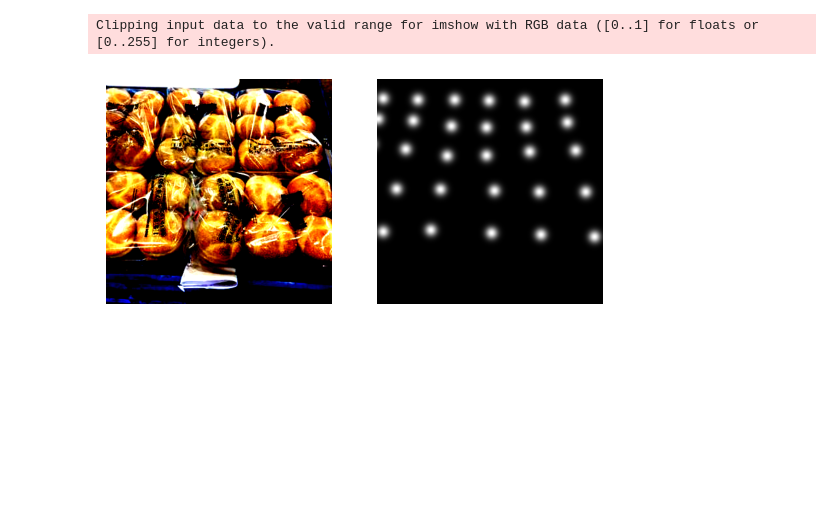
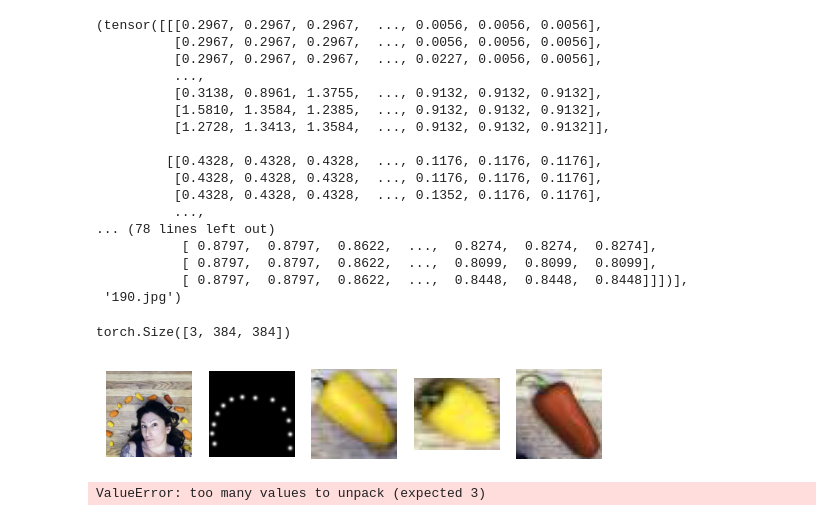
Before and after one commit to CharlesGong12/Class-Agnostic-Counting, a Jupyter notebook: visualizer.ipynb, the cells around one changed output. Saved outputs shown, nothing was run; the diff lists cells and outputs as text; code cells hidden in the pictures; blank space fills up the shorter version.

```diff
--- a/visualizer.ipynb
+++ b/visualizer.ipynb
@@ -18,7 +18,7 @@ from matplotlib import pyplot as plt
 
 data_dir = "./datasets/FSC"
 # %%
-train_dataset = FSCData(data_dir,
+dataset = FSCData(data_dir,
                             384,
                             16,
-                            method='train')
+                            method='val')
@@ -25,16 +104,84 @@ train_dataset = FSCData(data_dir,
+# %%
+dataset[i]
+# %% [output]
+(tensor([[[0.2967, 0.2967, 0.2967,  ..., 0.0056, 0.0056, 0.0056],
+          [0.2967, 0.2967, 0.2967,  ..., 0.0056, 0.0056, 0.0056],
+          [0.2967, 0.2967, 0.2967,  ..., 0.0227, 0.0056, 0.0056],
+          ...,
+          [0.3138, 0.8961, 1.3755,  ..., 0.9132, 0.9132, 0.9132],
+          [1.5810, 1.3584, 1.2385,  ..., 0.9132, 0.9132, 0.9132],
+          [1.2728, 1.3413, 1.3584,  ..., 0.9132, 0.9132, 0.9132]],
+
+         [[0.4328, 0.4328, 0.4328,  ..., 0.1176, 0.1176, 0.1176],
+          [0.4328, 0.4328, 0.4328,  ..., 0.1176, 0.1176, 0.1176],
+          [0.4328, 0.4328, 0.4328,  ..., 0.1352, 0.1176, 0.1176],
+          ...,
+... (78 lines left out)
+           [ 0.8797,  0.8797,  0.8622,  ...,  0.8274,  0.8274,  0.8274],
+           [ 0.8797,  0.8797,  0.8622,  ...,  0.8099,  0.8099,  0.8099],
+           [ 0.8797,  0.8797,  0.8622,  ...,  0.8448,  0.8448,  0.8448]]])],
+ '190.jpg')
 # %%
-img, dmap, boxes = train_dataset[5]
+i=0
+img, dmap, boxes = dataset[i]
+img -= torch.min(img)
+img /= torch.max(img)
 
-fig, axes = plt.subplots(1, 2)
+print(img.shape)
+
+fig, axes = plt.subplots(1, 5)
 
 # Plot the image
 axes[0].imshow(img.permute(1,2,0))
 axes[0].axis('off')
 axes[1].imshow(dmap.squeeze(0), cmap='gray')
 axes[1].axis('off')
 
+# Plot the bounding boxes
+for j in range(len(boxes)):
+    boxes[j] -= torch.min(boxes[j])
+    boxes[j] /= torch.max(boxes[j])
+    axes[j+2].imshow(boxes[j].permute(1,2,0))
+    axes[j+2].axis('off')
+
+
 # Show the plot
 plt.show()
 # %% [output]
-Clipping input data to the valid range for imshow with RGB data ([0..1] for floats or [0..255] for integers).
+torch.Size([3, 384, 384])
-[figure, old version]
+[figure, new version]
+# %%
+# i = i+10
+img, dmap, boxes = dataset[i]
+
+# make img grayscale
+# img = torch.mean(img, dim=0, keepdim=True)
+# img = img.repeat(3, 1, 1)
+
+img -= torch.min(img)
+img /= torch.max(img)
+img = img.unsqueeze(0).to(device)
+output = model(img)
+
+output = output.squeeze(0).squeeze(0).cpu().detach().numpy()
+
+print(img.shape, dmap.shape, output.shape)
+
+dmap_count = np.sum(dmap.squeeze(0).cpu().detach().numpy())
+output_count = np.sum(output)
+print(dmap_count, output_count/100)
+
+fig, axes = plt.subplots(1, 3, figsize=(15, 5))
+
+# Plot the image
+axes[0].imshow(img.squeeze(0).permute(1,2,0).cpu().detach().numpy())
+axes[0].axis('off')
+axes[1].imshow(dmap.squeeze(0), cmap='binary')
+axes[1].axis('off')
+axes[2].imshow(output, cmap='binary')
+axes[2].axis('off')
+
+# Show the plot
+plt.show()
+# %% [output]
+ValueError: too many values to unpack (expected 3)
```
Also changed, not shown: parts of 8 cells of this notebook, 3 other files.
